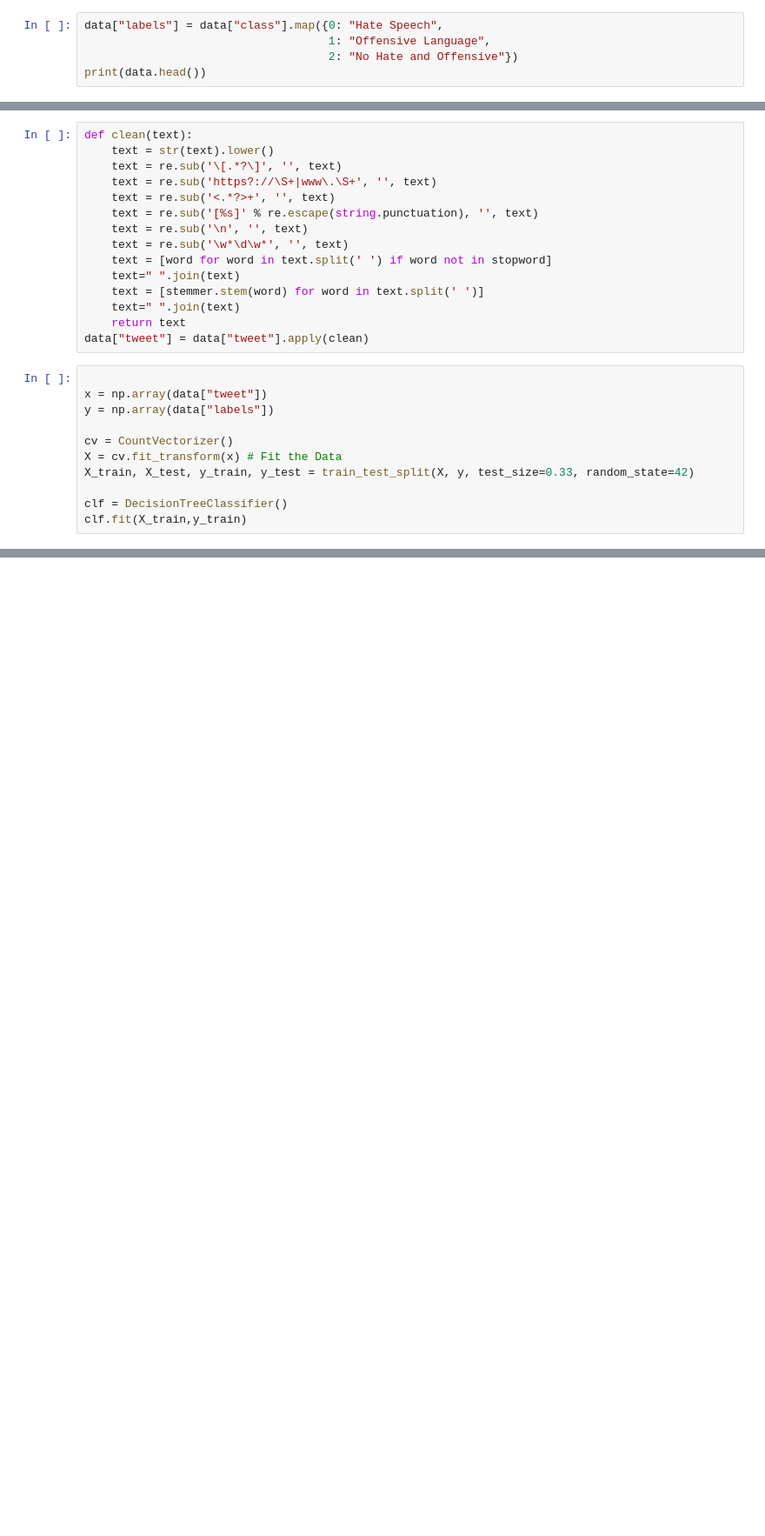
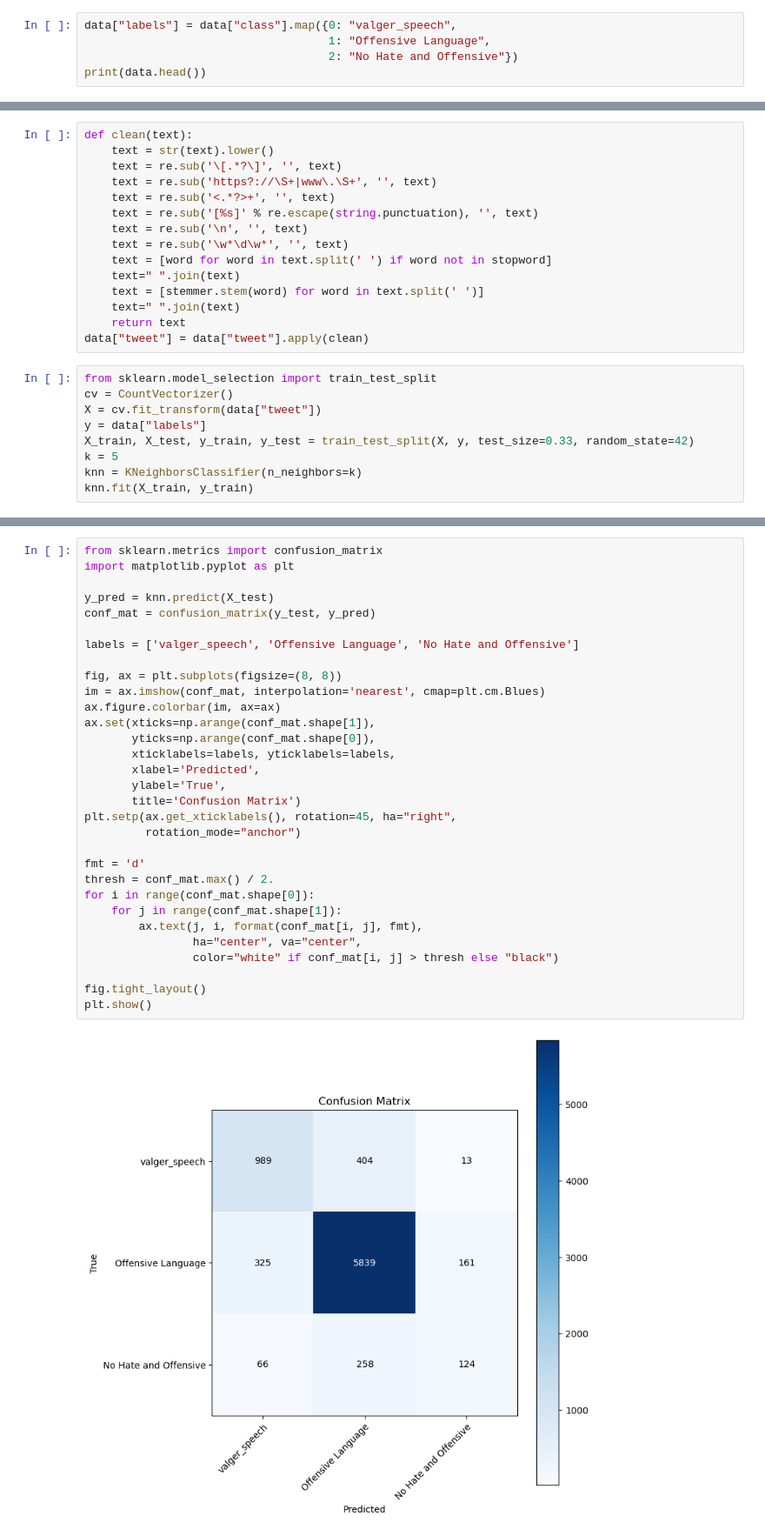
Before and after one commit to shuvo11/Vulgar-Speech-Identification-using-MLDL, a Jupyter notebook: Vulgar Speech Identification using MLDL.ipynb, the cells around one changed output, grey strips where cells are left out. Shown: that part at 87% size. Drawn from its saved outputs; the diff is of its cells as text; blank space fills up the shorter version.

```diff
--- a/Vulgar Speech Identification using MLDL.ipynb
+++ b/Vulgar Speech Identification using MLDL.ipynb
@@ -30,5 +29,5 @@ print(data.head())
 # %%
-data["labels"] = data["class"].map({0: "Hate Speech",
+data["labels"] = data["class"].map({0: "valger_speech",
                                     1: "Offensive Language",
                                     2: "No Hate and Offensive"})
 print(data.head())
@@ -62,14 +68,12 @@ def clean(text):
     return text
 data["tweet"] = data["tweet"].apply(clean)
 # %%
-
-x = np.array(data["tweet"])
-y = np.array(data["labels"])
-
+from sklearn.model_selection import train_test_split
 cv = CountVectorizer()
-X = cv.fit_transform(x) # Fit the Data
+X = cv.fit_transform(data["tweet"])
+y = data["labels"]
 X_train, X_test, y_train, y_test = train_test_split(X, y, test_size=0.33, random_state=42)
-
-clf = DecisionTreeClassifier()
-clf.fit(X_train,y_train)
+k = 5
+knn = KNeighborsClassifier(n_neighbors=k)
+knn.fit(X_train, y_train)
 # %% [output]
@@ -208,0 +171,33 @@ print(clf.predict(data))
+# %%
+from sklearn.metrics import confusion_matrix
+import matplotlib.pyplot as plt
+
+y_pred = knn.predict(X_test)
+conf_mat = confusion_matrix(y_test, y_pred)
+
+labels = ['valger_speech', 'Offensive Language', 'No Hate and Offensive']
+
+fig, ax = plt.subplots(figsize=(8, 8))
+im = ax.imshow(conf_mat, interpolation='nearest', cmap=plt.cm.Blues)
+ax.figure.colorbar(im, ax=ax)
+ax.set(xticks=np.arange(conf_mat.shape[1]),
+       yticks=np.arange(conf_mat.shape[0]),
+       xticklabels=labels, yticklabels=labels,
+       xlabel='Predicted',
+       ylabel='True',
+       title='Confusion Matrix')
+plt.setp(ax.get_xticklabels(), rotation=45, ha="right",
+         rotation_mode="anchor")
+
+fmt = 'd'
+thresh = conf_mat.max() / 2.
+for i in range(conf_mat.shape[0]):
+    for j in range(conf_mat.shape[1]):
+        ax.text(j, i, format(conf_mat[i, j], fmt),
+                ha="center", va="center",
+                color="white" if conf_mat[i, j] > thresh else "black")
+
+fig.tight_layout()
+plt.show()
+# %% [output]
+[figure, added]
```
Also changed, not shown: parts of 19 cells of this notebook, 1 other file.
